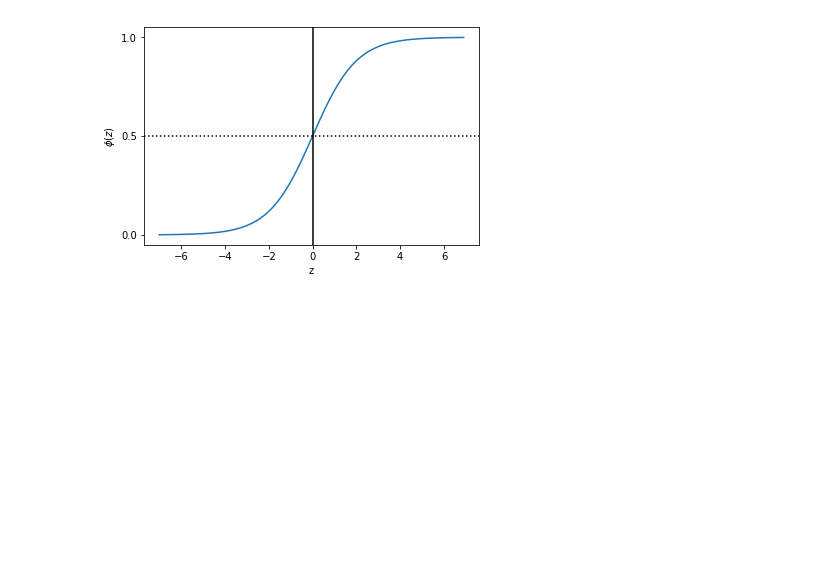
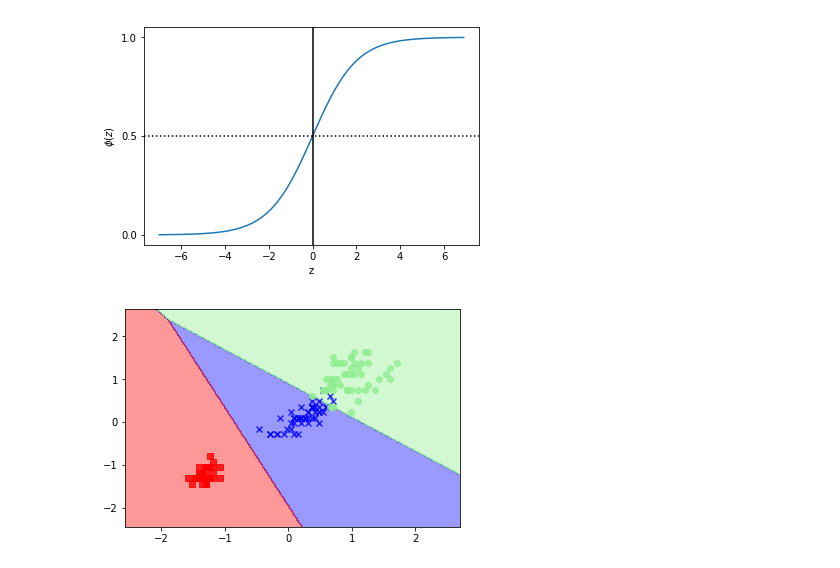
Before and after one commit to donaldxu/Quantitative, a Jupyter notebook: logistic.ipynb, the cells around one changed output. Cells and saved outputs as stored; diff of their text form; code cells hidden in the pictures; blank space fills up the shorter version.

```diff
--- a/logistic.ipynb
+++ b/logistic.ipynb
@@ -136,3 +136,8 @@ plt.show()
 # %%
 from sklearn.linear_model import LogisticRegression
 lr = LogisticRegression(C=1000.0,random_state=0)
+lr.fit(X_train_std,y_train)
+plot_decision_regions(X_combined_std,y_combined,classifier=lr,test_idx=range(105,1))
+plt.show()
+# %% [output]
+[figure, added]
```
Also changed, not shown: parts of 3 cells of this notebook, 1 other file.
